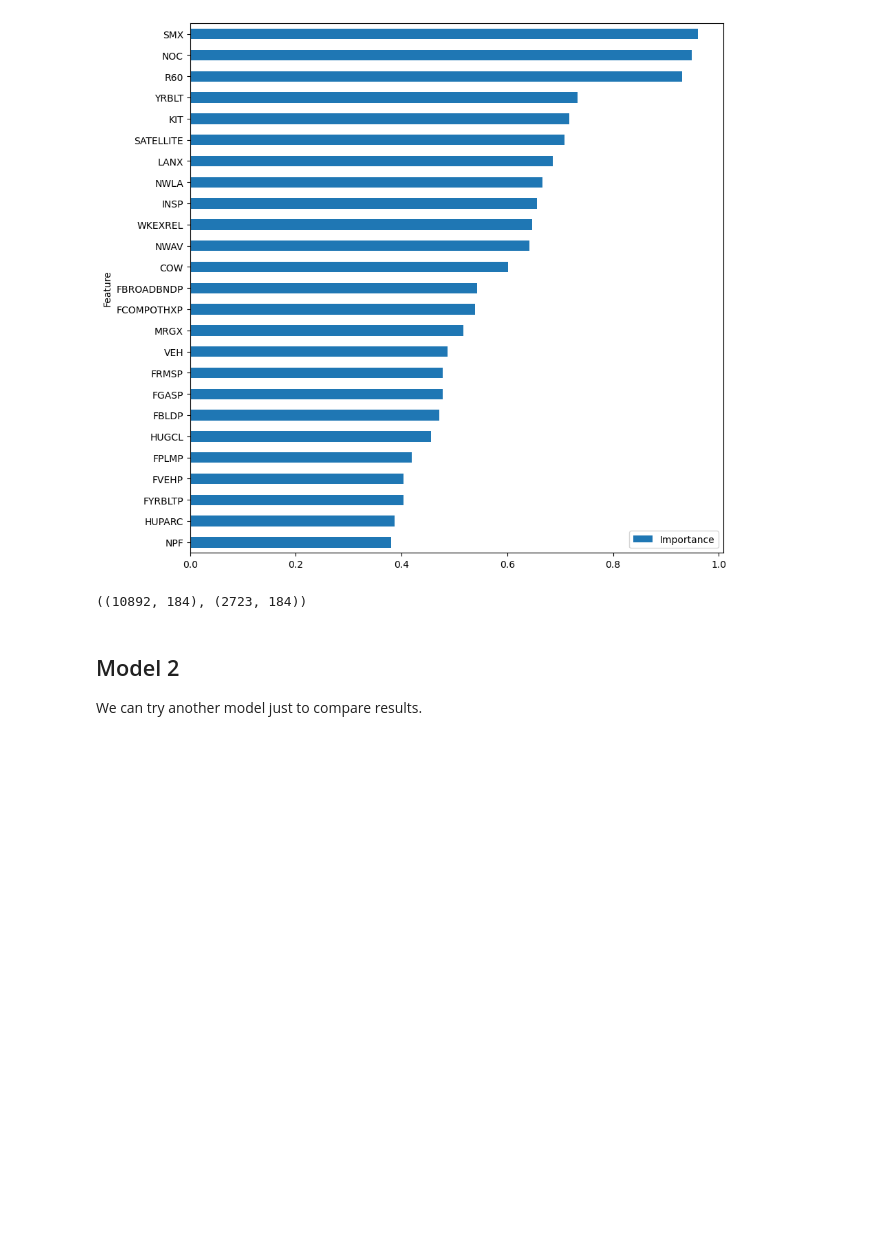
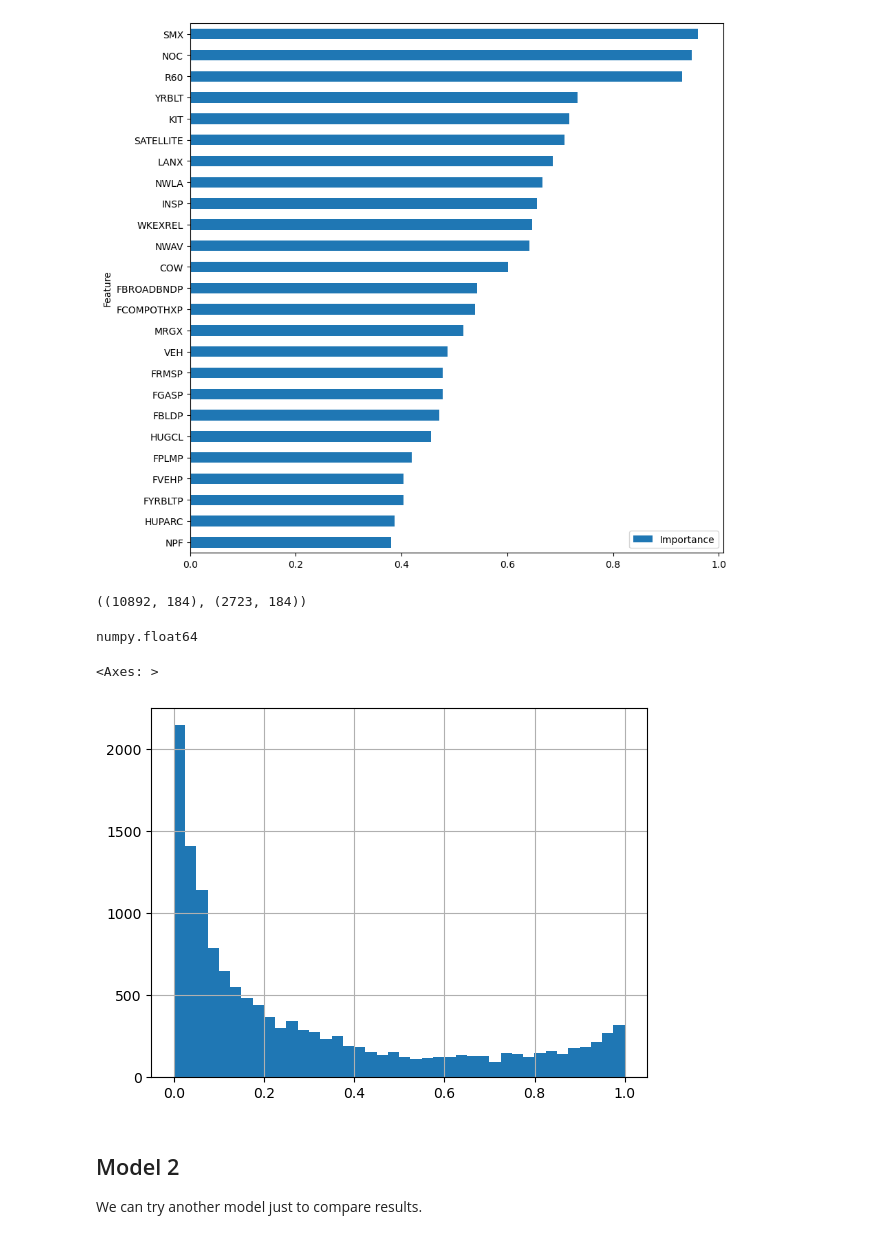
Before and after one commit to qSergio/techy_food, a Jupyter notebook: Food_census.ipynb, the cells around one changed output. Cells and saved outputs as stored; diff of their text form; code cells hidden in the pictures; blank space fills up the shorter version.

```diff
--- a/Food_census.ipynb
+++ b/Food_census.ipynb
@@ -964,4 +964,8 @@ valid_train.shape, valid_test.shape
 ((10892, 184), (2723, 184))
 # %%
 validation = pd.concat([valid_train, valid_test])
+# %%
+validation['likelihood'] = validation['likelihood'].apply(lambda x: round(x,5))
+# %%
+validation['Food Stamp'] = validation['Food Stamp'].apply(lambda x: round(x))
 # %%
@@ -969,3 +973,12 @@ validation.to_csv('validation.csv', index=False)
+# %%
+type(round(validation['Food Stamp'][0],1))
+# %% [output]
+numpy.float64
+# %%
+validation["likelihood"].hist(bins=40)
+# %% [output]
+<Axes: >
+[figure, added]
 # %% [markdown]
 ## Model 2
 
```
Also changed, not shown: parts of 1 cell of this notebook.
